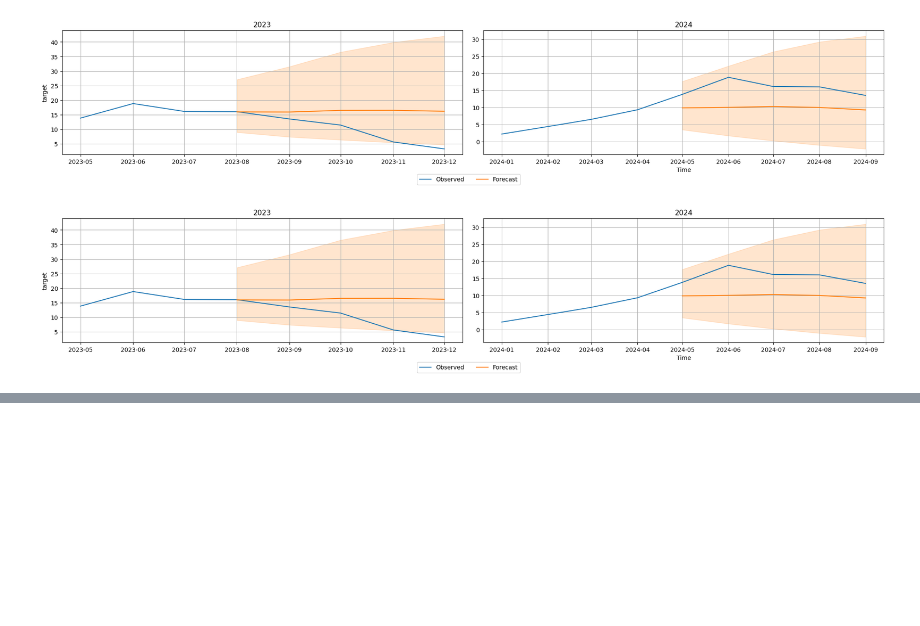
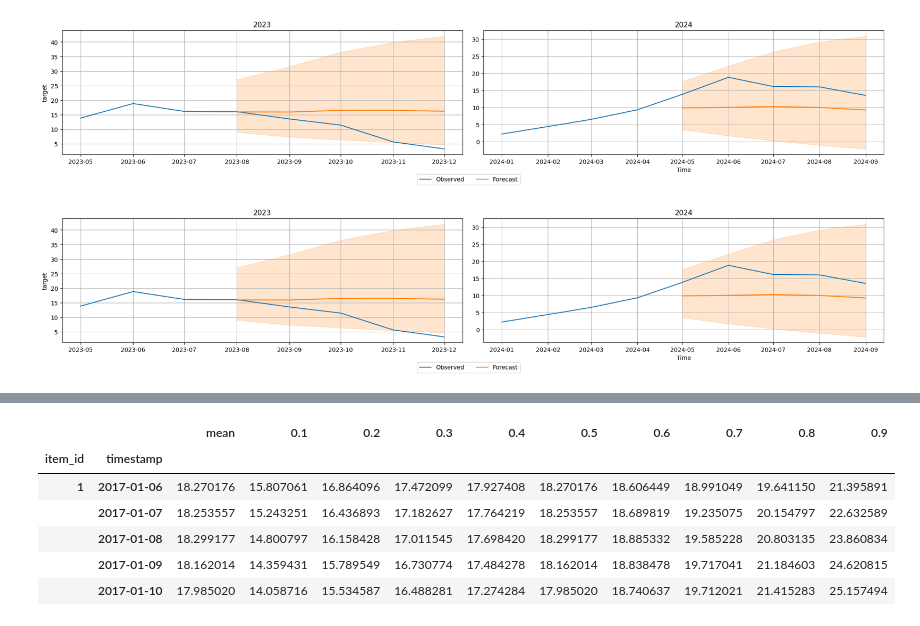
Before and after one commit to tc020/StockPredictor, a Jupyter notebook: chronos_test.ipynb, the cells around one changed output, grey strips where cells are left out. Drawn from its saved outputs; the diff is of its cells as text; code cells hidden in the pictures; blank space fills up the shorter version.

```diff
--- a/chronos_test.ipynb
+++ b/chronos_test.ipynb
@@ -175,0 +219,10 @@ Model not specified in predict, will default to the model with the best validati
+# %%
+predictions.head()
+# %% [output]
+|  |  | mean | 0.1 | 0.2 | 0.3 | 0.4 | 0.5 | 0.6 | 0.7 | 0.8 | 0.9 |
+| item_id | timestamp |  |  |  |  |  |  |  |  |  |  |
+| 1 | 2017-01-06 | 18.270176 | 15.807061 | 16.864096 | 17.472099 | 17.927408 | 18.270176 | 18.606449 | 18.991049 | 19.641150 | 21.395891 |
+|  | 2017-01-07 | 18.253557 | 15.243251 | 16.436893 | 17.182627 | 17.764219 | 18.253557 | 18.689819 | 19.235075 | 20.154797 | 22.632589 |
+|  | 2017-01-08 | 18.299177 | 14.800797 | 16.158428 | 17.011545 | 17.698420 | 18.299177 | 18.885332 | 19.585228 | 20.803135 | 23.860834 |
+|  | 2017-01-09 | 18.162014 | 14.359431 | 15.789549 | 16.730774 | 17.484278 | 18.162014 | 18.838478 | 19.717041 | 21.184603 | 24.620815 |
+|  | 2017-01-10 | 17.985020 | 14.058716 | 15.534587 | 16.488281 | 17.274284 | 17.985020 | 18.740637 | 19.712021 | 21.415283 | 25.157494 |
```
Also changed, not shown: parts of 6 cells of this notebook, 3 other files.
